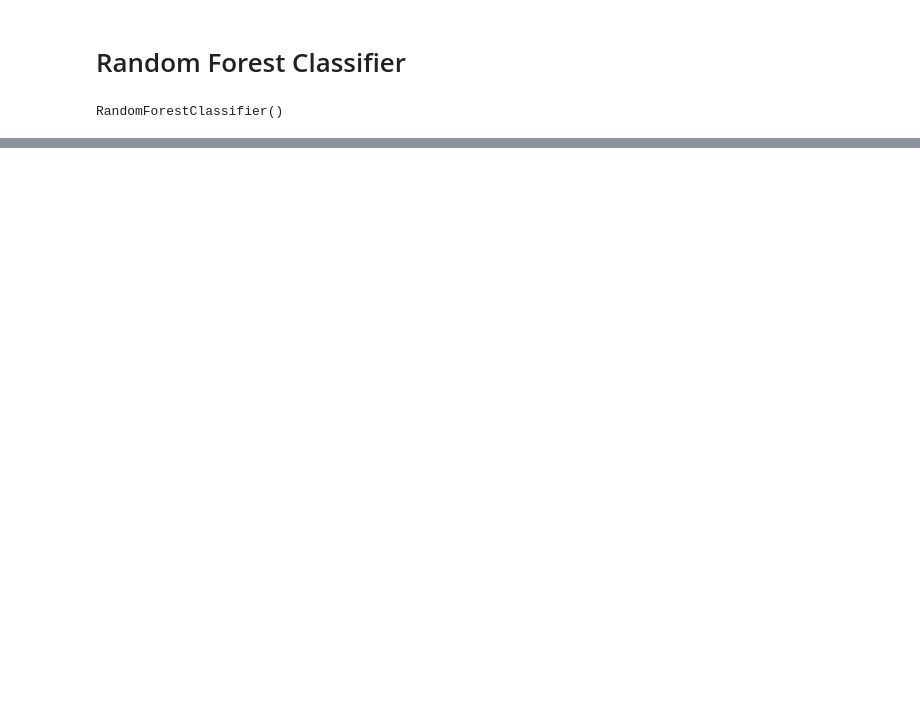
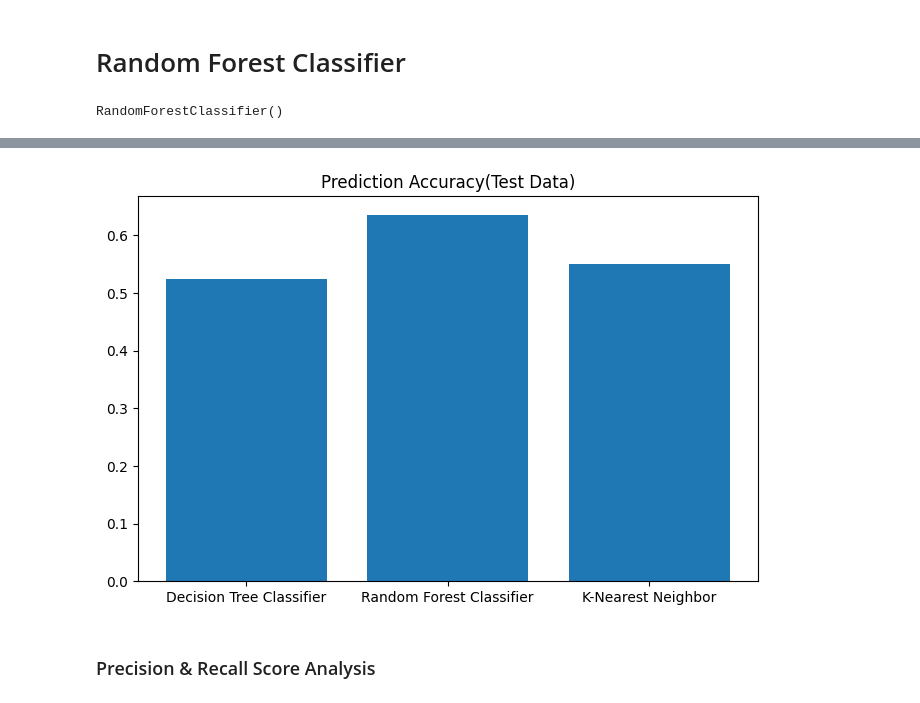
Before and after one commit to kmsanjar47/Heart-Attack-Risk-Prediction-Using-ML-Models, a Jupyter notebook: Heart_Attack_Risk_Prediction.ipynb, the cells around one changed output, grey strips where cells are left out. Cells and saved outputs as stored; diff of their text form; code cells hidden in the pictures; blank space fills up the shorter version.

```diff
--- a/Heart_Attack_Risk_Prediction.ipynb
+++ b/Heart_Attack_Risk_Prediction.ipynb
@@ -492,3 +520,3 @@ accuracy_score(y_train,y_train_predicted)
 # %%
-y_predicted = rfc.predict(X_test)
+y_predicted_test_knn = knn.predict(X_test)
 # %%
@@ -497,0 +544,14 @@ accuracy_score(y_test,y_predicted)
+# %%
+#Test
+plt.figure(figsize=(8,5))
+
+labels = ["Decision Tree Classifier", "Random Forest Classifier", "K-Nearest Neighbor"]
+values = [dtc_test_score, rfc_test_score, knn_test_score]
+
+plt.bar(x = labels, height = values)
+plt.title("Prediction Accuracy(Test Data)")
+plt.show()
+# %% [output]
+[figure, added]
+# %% [markdown]
+<h3>Precision & Recall Score Analysis</h3>
```
Also changed, not shown: parts of 65 cells of this notebook.
